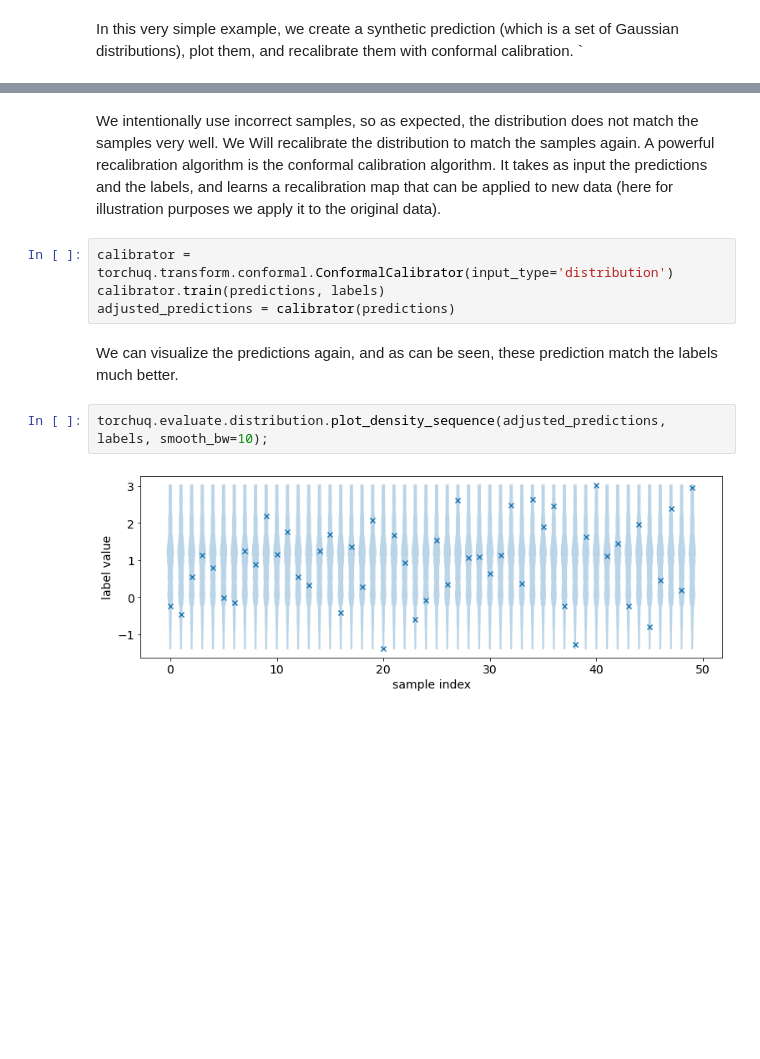
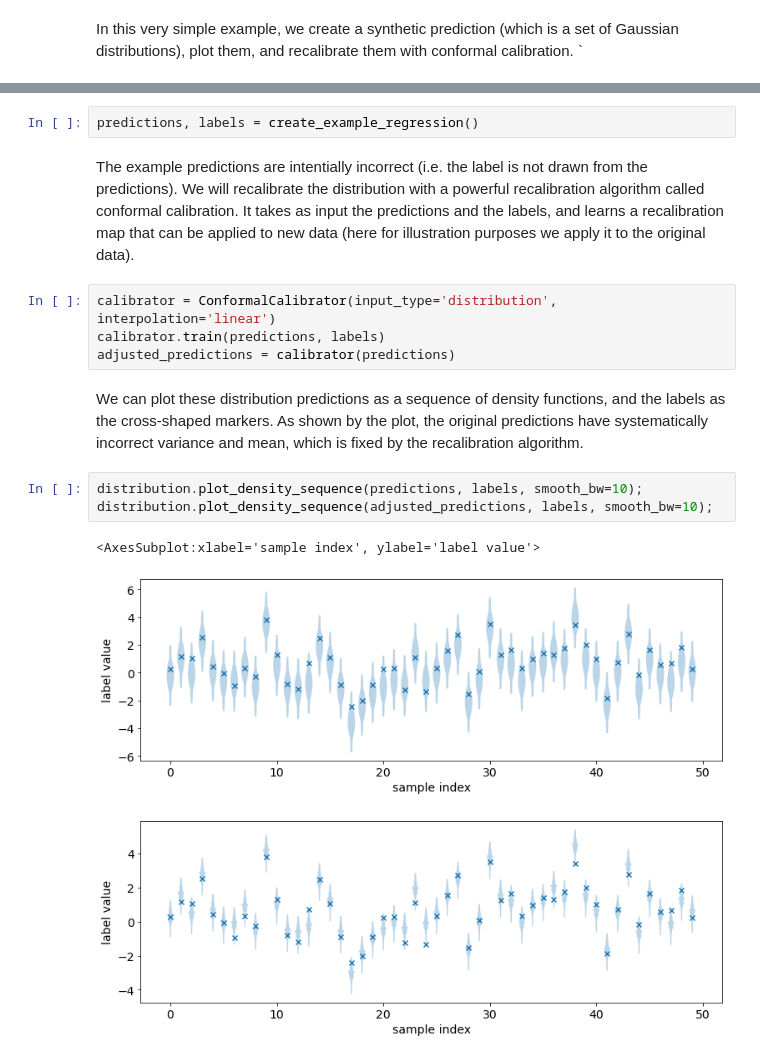
Before and after one commit to TorchUQ/torchuq, a Jupyter notebook: examples/quickstart.ipynb, the cells around one changed output, grey strips where cells are left out. Saved outputs shown, nothing was run; the diff lists cells and outputs as text; blank space fills up the shorter version.

```diff
--- a/examples/quickstart.ipynb
+++ b/examples/quickstart.ipynb
@@ -16,12 +11,19 @@ torchuq.evaluate.distribution.plot_density_sequence(predictions, labels);
+# %%
+predictions, labels = create_example_regression()
 # %% [markdown]
-We intentionally use incorrect samples, so as expected, the distribution does not match the samples very well. We Will recalibrate the distribution to match the samples again. A powerful recalibration algorithm is the conformal calibration algorithm. It takes as input the predictions and the labels, and learns a recalibration map that can be applied to new data (here for illustration purposes we apply it to the original data).
+The example predictions are intentially incorrect (i.e. the label is not drawn from the predictions).
+We will recalibrate the distribution with a powerful recalibration algorithm called conformal calibration. It takes as input the predictions and the labels, and learns a recalibration map that can be applied to new data (here for illustration purposes we apply it to the original data).
 # %%
-calibrator = torchuq.transform.conformal.ConformalCalibrator(input_type='distribution')
+calibrator = ConformalCalibrator(input_type='distribution', interpolation='linear')
 calibrator.train(predictions, labels)
 adjusted_predictions = calibrator(predictions)
-# %% [markdown]
-We can visualize the predictions again, and as can be seen, these prediction match the labels much better.
+# %% [markdown]
+We can plot these distribution predictions as a sequence of density functions, and the labels as the cross-shaped markers.
+As shown by the plot, the original predictions have systematically incorrect variance and mean, which is fixed by the recalibration algorithm.
 # %%
-torchuq.evaluate.distribution.plot_density_sequence(adjusted_predictions, labels, smooth_bw=10);
+distribution.plot_density_sequence(predictions, labels, smooth_bw=10);
+distribution.plot_density_sequence(adjusted_predictions, labels, smooth_bw=10);
 # %% [output]
+<AxesSubplot:xlabel='sample index', ylabel='label value'>
-[figure, old version]
+[figure, new version]
+[figure, added]
```
Also changed, not shown: parts of 5 cells of this notebook.
